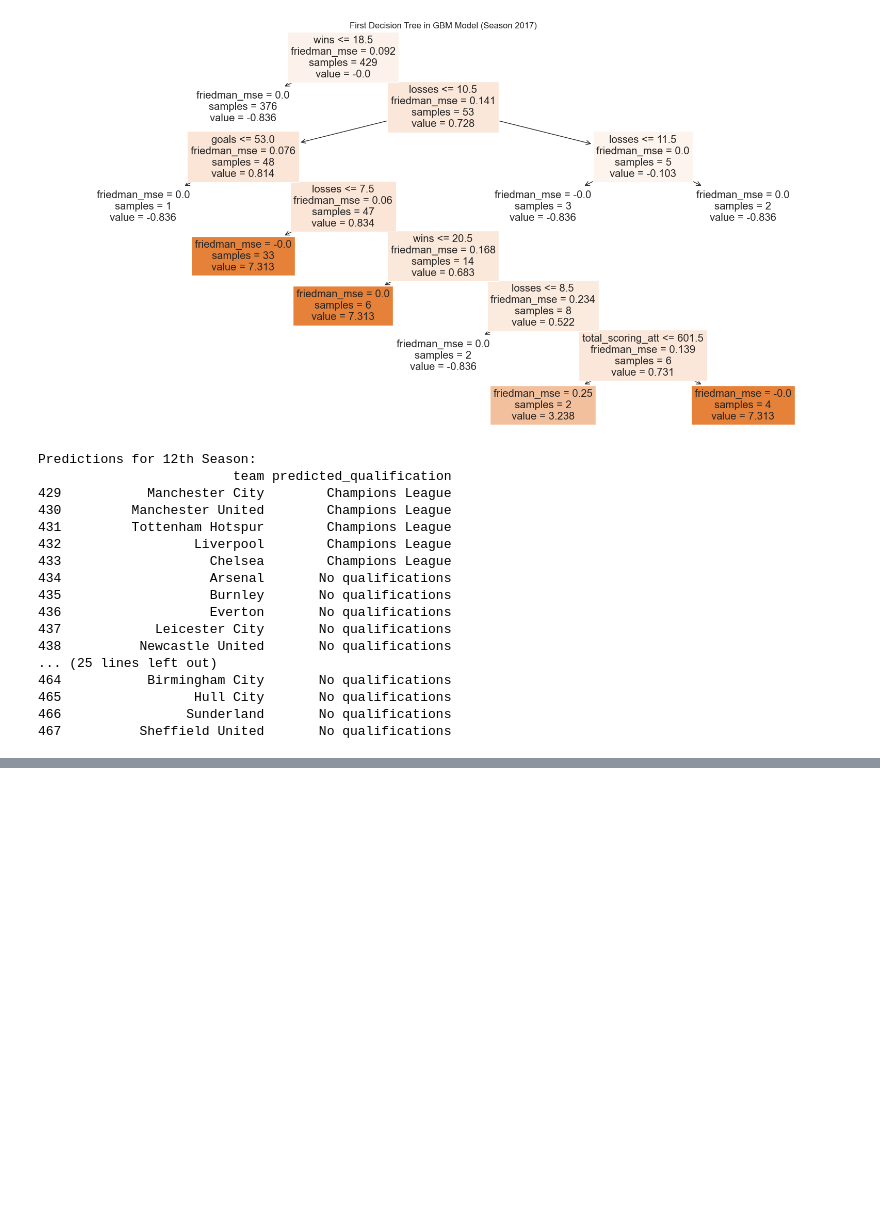
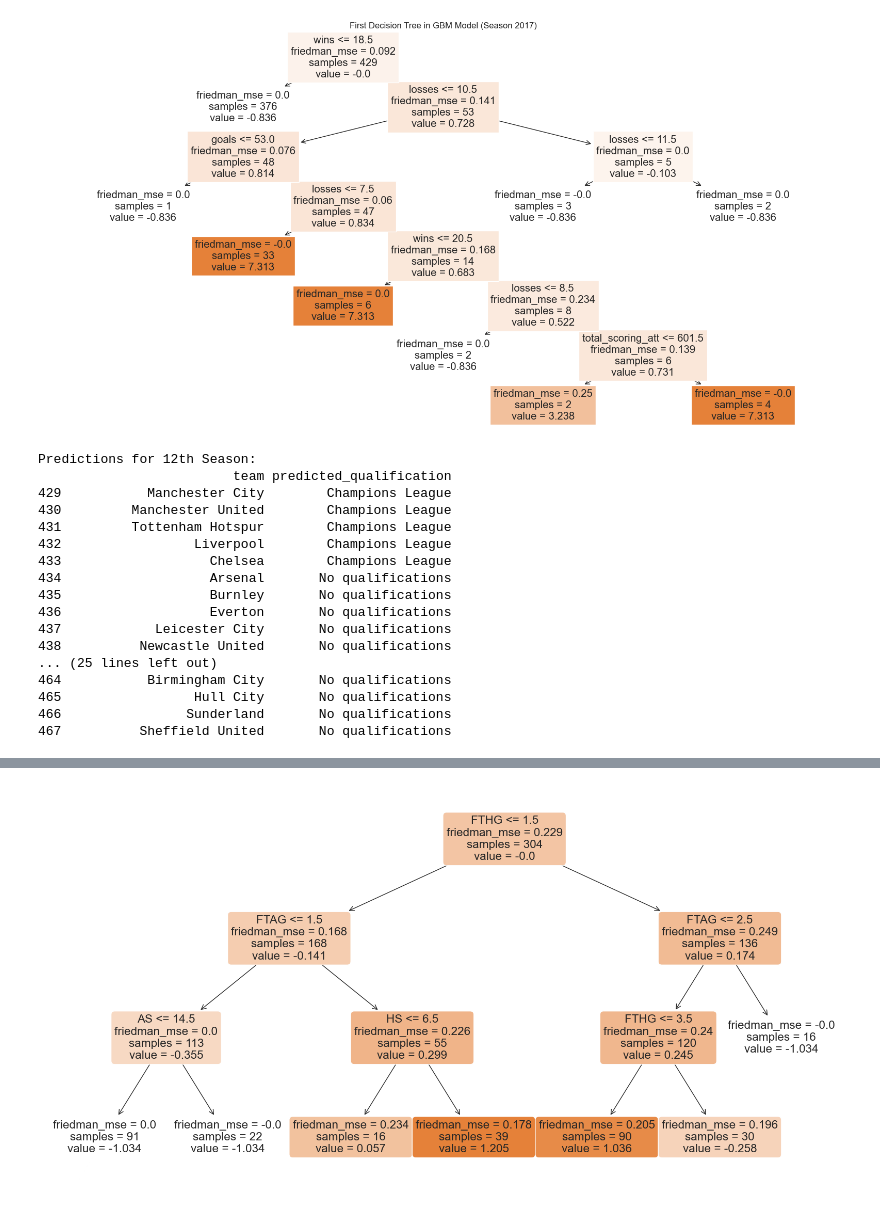
Before and after one commit to JacksonSeowJX/SC1015, a Jupyter notebook: Sc1015 Mini-Project.ipynb, the cells around one changed output, grey strips where cells are left out. Drawn from its saved outputs; the diff is of its cells as text; code cells hidden in the pictures; blank space fills up the shorter version.

```diff
--- a/Sc1015 Mini-Project.ipynb
+++ b/Sc1015 Mini-Project.ipynb
@@ -1033,3 +1033,96 @@ Predictions for 12th Season:
 465                 Hull City       No qualifications
 466                Sunderland       No qualifications
 467          Sheffield United       No qualifications
+# %%
+from sklearn.model_selection import train_test_split
+from sklearn.ensemble import GradientBoostingClassifier
+from sklearn.metrics import accuracy_score, confusion_matrix
+from sklearn.tree import plot_tree
+import matplotlib.pyplot as plt
+import seaborn as sns
+
+# Define the target variable 'total_goals' and the corresponding labels
+match_data = pd.read_csv('2017-2018.csv')
+match_data['total_goals'] = match_data['FTHG'] + match_data['FTAG']
+
+# Categorize the total goals into three categories
+def categorize_goals(goals):
+    if goals <= 2:
+        return 'low-scoring'
+    elif 3 <= goals <= 4:
+        return 'average-scoring'
+    else:
+        return 'high-scoring'
+
+match_data['scoring_category'] = match_data['total_goals'].apply(categorize_goals)
+
+# Split the data into features and target
+X = match_data.drop(columns=['scoring_category', 'total_goals'])
+y = match_data['scoring_category']
+
+# Convert date and categorical features into numeric codes
+X['Date'] = pd.to_datetime(X['Date']).values.astype(float)  # Convert date to numeric
+categorical_columns = X.select_dtypes(include=['object']).columns
+X[categorical_columns] = X[categorical_columns].apply(lambda x: x.astype('category').cat.codes)
+
+# Split the data into training (80%) and test (20%) sets
+X_train, X_test, y_train, y_test = train_test_split(X, y, test_size=0.20, shuffle=False)
+
+X_train.shape, X_test.shape, y_train.shape, y_test.shape
+
+# Initialize the GBM classifier
+gbm_classifier = GradientBoostingClassifier(random_state=42)
+
+# Train the classifier on the training data
+gbm_classifier.fit(X_train, y_train)
+
+# Predict on the test data
+y_pred = gbm_classifier.predict(X_test)
+
+# Calculate accuracy on the test data
+accuracy = accuracy_score(y_test, y_pred)
+print("Accuracy of test data:", accuracy)
+
+####################
+
+# Extract one tree from the GBM ensemble
+single_tree = gbm_classifier.estimators_[0, 0]
+
+# Convert X.columns from Index to list for feature names
+feature_names_list = X.columns.tolist()
+
+# Convert class names from array to list
+class_names_list = gbm_classifier.classes_.tolist()
+
+# Plot the tree with the converted list for class names
+plt.figure(figsize=(20, 10))
+tree_plot = plot_tree(single_tree,
+                      filled=True,
+                      rounded=True,
+                      class_names=class_names_list,
+                      feature_names=feature_names_list)
+plt.show()
+
+
+
+# Create a DataFrame with actual and predicted values
+results = pd.DataFrame({'Actual': y_test, 'Predicted': y_pred})
+print(results)
+
+# Compute the normalized confusion matrix
+cm = confusion_matrix(y_test, y_pred, labels=gbm_classifier.classes_)
+cm_normalized = cm.astype('float') / cm.sum(axis=1)[:, np.newaxis]  # Normalize each row
+
+# Create a DataFrame from the normalized confusion matrix for better labeling in seaborn
+cm_df_normalized = pd.DataFrame(cm_normalized,
+                                index=gbm_classifier.classes_,
+                                columns=gbm_classifier.classes_)
+
+# Plotting the heatmap of the normalized confusion matrix
+plt.figure(figsize=(8, 6))
+sns.heatmap(cm_df_normalized, annot=True, fmt=".2f", cmap='Blues', linewidths=.5)
+plt.title('Normalized Confusion Matrix (Rates)')
+plt.ylabel('Actual Category')
+plt.xlabel('Predicted Category')
+plt.show()
+# %% [output]
@@ -1035,0 +1130 @@ Predictions for 12th Season:
+[figure, added]
```
Also changed, not shown: parts of 1 cell of this notebook.
